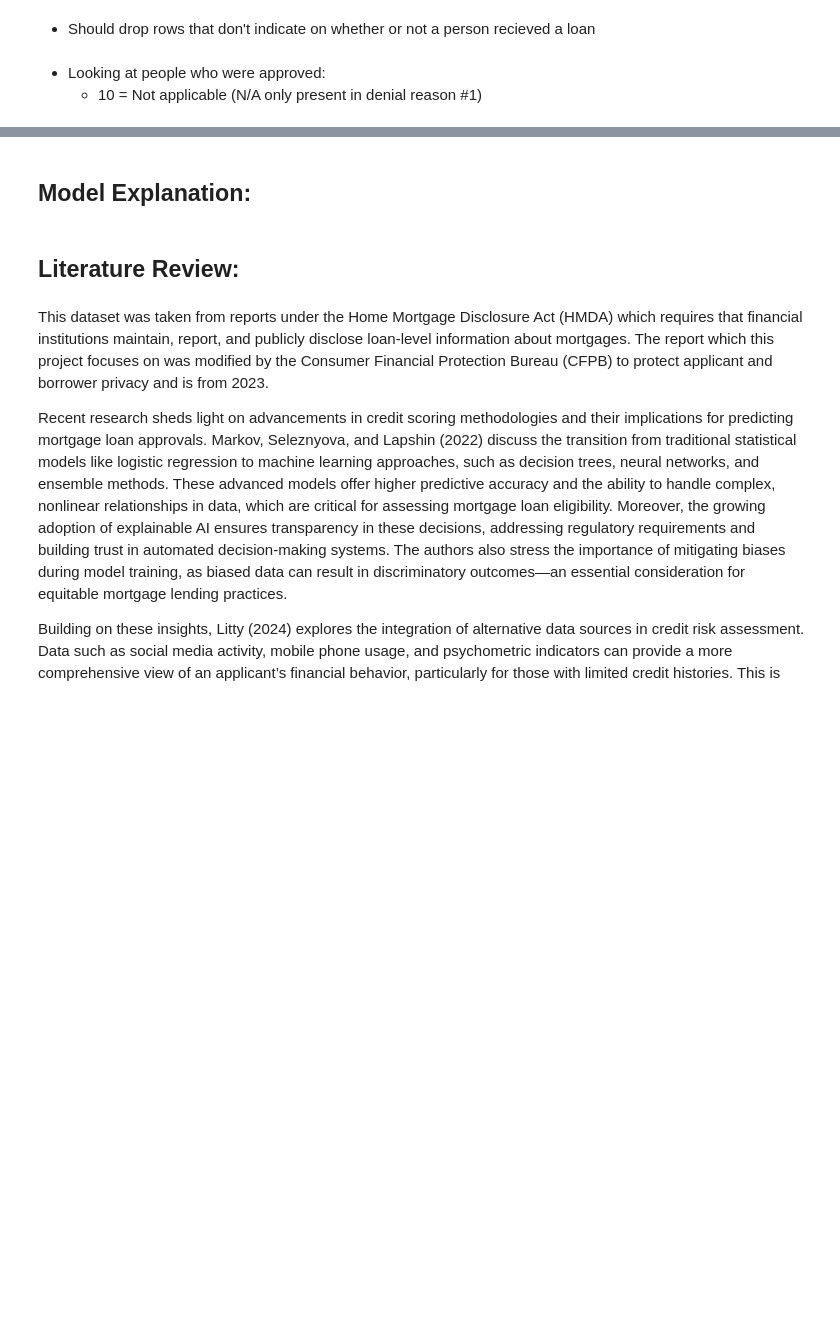
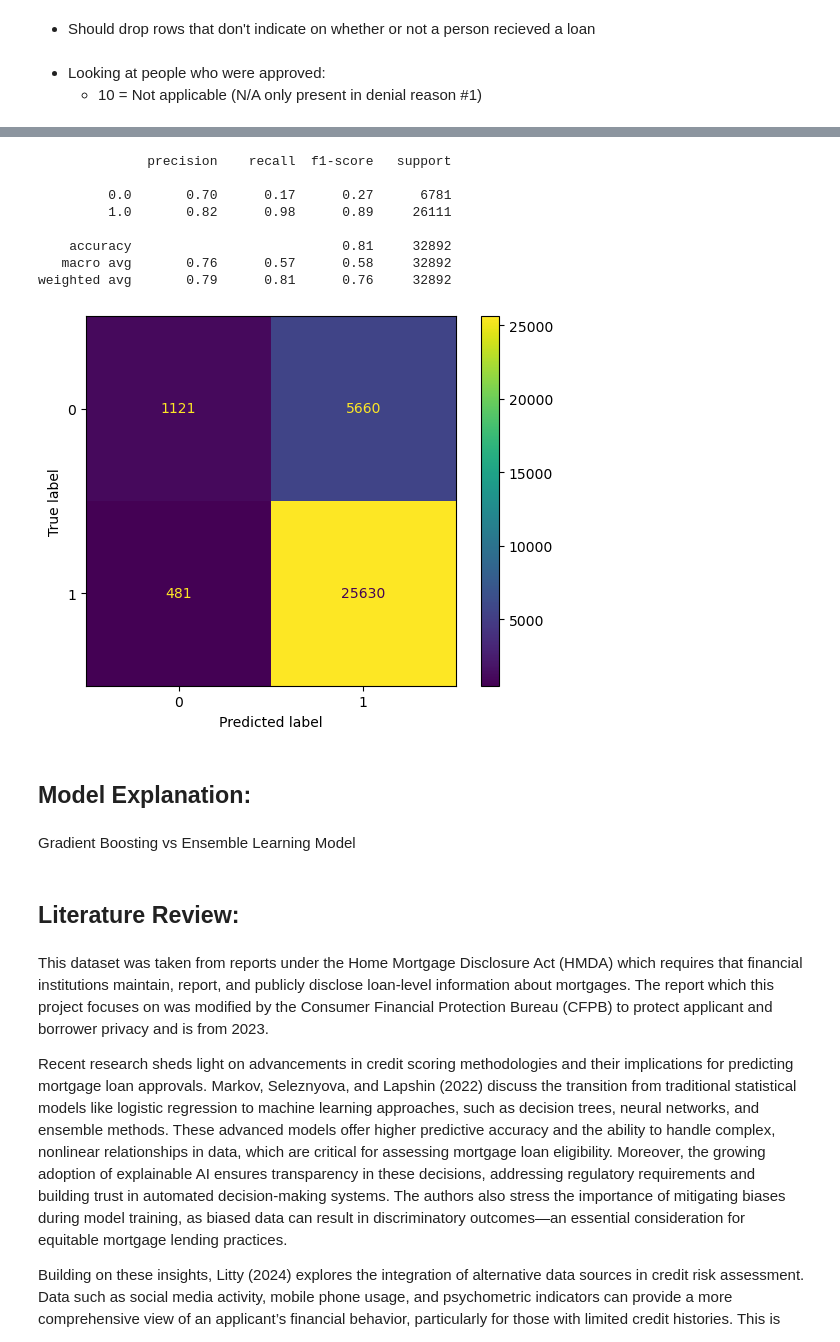
Before and after one commit to BrandonDioneda/CSE158---Loan-Predictor, a Jupyter notebook: a2.ipynb, the cells around one changed output, grey strips where cells are left out. Drawn from its saved outputs; the diff is of its cells as text; code cells hidden in the pictures; blank space fills up the shorter version.

```diff
--- a/a2.ipynb
+++ b/a2.ipynb
@@ -167,5 +413,34 @@ np.sum(df.got_loan)
+# %%
+model_rfc = rfc(bootstrap=True,
+                                criterion='entropy',
+                                max_depth=10,
+                                max_features='sqrt',
+                                min_samples_leaf=4,
+                                min_samples_split=2,
+                                n_estimators=100)
+model_rfc_tuned = model_fit(model_rfc)
+
+rfc_preds = model_rfc_tuned.predict(X_test)
+print(classification_report(y_test, rfc_preds))
+
+cm = confusion_matrix(y_test, rfc_preds)
+disp = ConfusionMatrixDisplay(confusion_matrix=cm)
+disp.plot()
+plt.show()
+# %% [output]
+              precision    recall  f1-score   support
+
+         0.0       0.70      0.17      0.27      6781
+         1.0       0.82      0.98      0.89     26111
+
+    accuracy                           0.81     32892
+   macro avg       0.76      0.57      0.58     32892
+weighted avg       0.79      0.81      0.76     32892
+[figure, added]
 # %% [markdown]
 ## Model Explanation:
+# %% [markdown]
+Gradient Boosting vs Ensemble Learning Model
 # %% [markdown]
 ## Literature Review:
 # %% [markdown]
```
Also changed, not shown: parts of 14 cells of this notebook.
